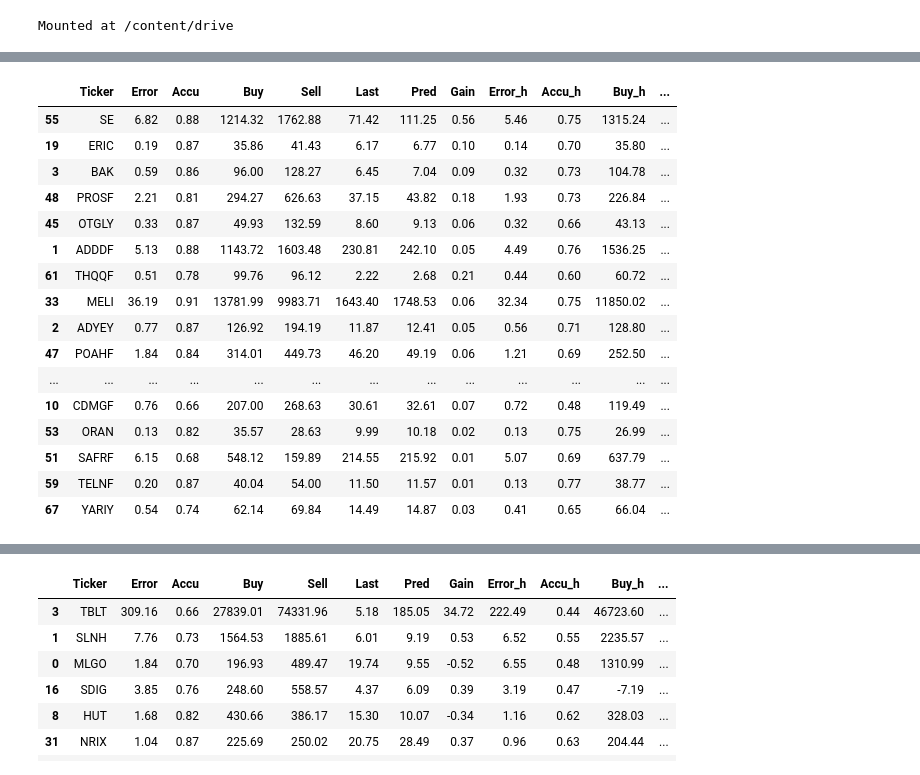
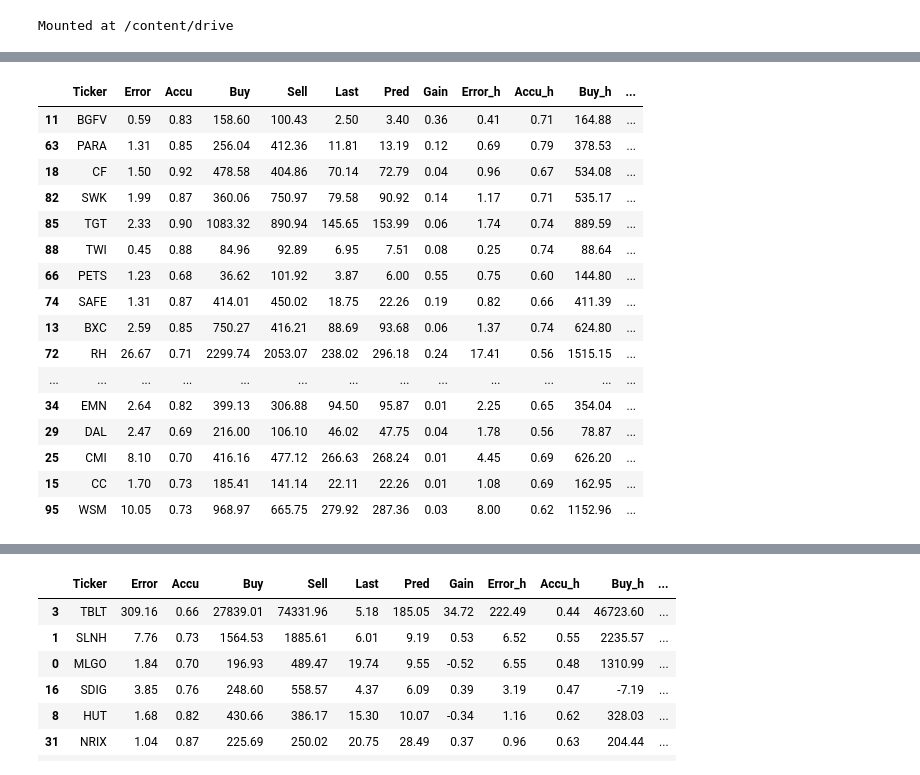
Before and after one commit to ahsank/StockML, a Jupyter notebook: TestLocal.ipynb, the cells around one changed output, grey strips where cells are left out. Cells and saved outputs as stored; diff of their text form; code cells hidden in the pictures.

Commit message:
country etc and value stocks

```diff
--- a/TestLocal.ipynb
+++ b/TestLocal.ipynb
@@ -45,7 +45,8 @@ tickers = [ 'ASML', 'ADDDF', 'ADYEY',
             'VALE', 'VNT', 'YARIY', 'ZURVY']
 # %%
 findata.EPOCHS=200
-model = "val-5a-test"
+prevmodel = "val-5a-test"
+model = "val-7a-test"
 new = ['DXC', 'FSLR', 'STLD', 'FICO', 'SRE', 'BKR', 'CTAS', 'PEP', 'ADI', 'ROP' ]
 tickers = ['AAL', 'ADI', 'ALB', 'ANF', 'APO', 'AQN', 'ARCH', 'ARE',
             'BAH', 'BAX', 'BKR', 'BGFV', 'BX', 'BXC',
@@ -56,10 +57,10 @@ tickers = ['AAL', 'ADI', 'ALB', 'ANF', 'APO', 'AQN', 'ARCH', 'ARE',
             'HIW', 'HSII', 'HPE', 'IP', 'IPI', 'IVZ', 'JWN',
             'KD', 'KHC', 'KMB', 'KVUE',
             'MMM', 'MOD', 'MPC', 'NFG', 'NTR', 'OMC', 'OLN', 'OSK',
-            'PARA', 'PCAR', 'PEP', 'PETS', 'PNR', 'POR', 'POWL', 'PSTL', 'PXD',
+            'PARA', 'PCAR', 'PEP', 'PETS', 'PNR', 'POR', 'POWL', 'PSTL',
             'RCL', 'RH', 'ROP',
             'SAFE', 'SBLK', 'SCCO', 'SPTN', 'SPG', 'SRE', 'STLD', 'STRL', 'SWK',
-            'T', 'TCN', 'TEX', 'TGT', 'TDG', 'TMUS','TWI', 'UAL', 'URI',
+            'T', 'TEX', 'TGT', 'TDG', 'TMUS','TWI', 'UAL', 'URI',
             'VRTX', 'VZ', 'WDC', 'WHR', 'WSM', 'XOM', 'YORW']
 # %%
 findata.EPOCHS=200
@@ -177,6 +178,7 @@ tickers = [ 'FXY', 'GLD', 'ISHG', 'PDBC', 'SLV', 'SOYB',
 # %%
 lossfn = "huber_loss"
 pipeline.IS_VERBOSE = False
+findata.G_LOOKUP_STEP=15
 mod = pipeline.RateReturnOnly(
     pipeline.FeatureSeq([pipeline.AddDayMonth(),
                          pipeline.AddVWap(),
@@ -187,31 +189,31 @@ mod = pipeline.RateReturnOnly(
 
 #df  = pipeline.runModelCombined(tickers, 'ipos2-3a', mod, False, loss=lossfn, output='low', trading=pipeline.LowTrading)[0]
 #df  = pipeline.runModelCombined(tickers, 'ipos2-3a', mod, False, loss=lossfn, output='high', trading=pipeline.HighTrading)[0]
-df  = pipeline.runModelCombinedVola(tickers, prevmodel, mod, False, loss=lossfn)
+dfprev  = pipeline.runModelCombinedVola(tickers, prevmodel, mod, False, loss=lossfn)
 # %%
-addAllocHL(df, 0.10, 1)
-df1 = df[df.Gain > 0]
+addAllocHL(dfprev, 0.10, 1)
+df1prev = dfprev[dfprev.Gain > 0]
 pd.options.display.max_columns = None
 # df.iloc[(df.Alloc * abs(df.Gain_f)).sort_values(ascending=False).index].head(50)
-df1.sort_values('Alloc', ascending=False).head(50)
+df1prev.sort_values('Alloc', ascending=False).head(50)
 # %% [output]
 |  | Ticker | Error | Accu | Buy | Sell | Last | Pred | Gain | Error_h | Accu_h | Buy_h | ... |
-| 55 | SE | 6.82 | 0.88 | 1214.32 | 1762.88 | 71.42 | 111.25 | 0.56 | 5.46 | 0.75 | 1315.24 | ... |
-| 19 | ERIC | 0.19 | 0.87 | 35.86 | 41.43 | 6.17 | 6.77 | 0.10 | 0.14 | 0.70 | 35.80 | ... |
-| 3 | BAK | 0.59 | 0.86 | 96.00 | 128.27 | 6.45 | 7.04 | 0.09 | 0.32 | 0.73 | 104.78 | ... |
-| 48 | PROSF | 2.21 | 0.81 | 294.27 | 626.63 | 37.15 | 43.82 | 0.18 | 1.93 | 0.73 | 226.84 | ... |
-| 45 | OTGLY | 0.33 | 0.87 | 49.93 | 132.59 | 8.60 | 9.13 | 0.06 | 0.32 | 0.66 | 43.13 | ... |
-| 1 | ADDDF | 5.13 | 0.88 | 1143.72 | 1603.48 | 230.81 | 242.10 | 0.05 | 4.49 | 0.76 | 1536.25 | ... |
-| 61 | THQQF | 0.51 | 0.78 | 99.76 | 96.12 | 2.22 | 2.68 | 0.21 | 0.44 | 0.60 | 60.72 | ... |
-| 33 | MELI | 36.19 | 0.91 | 13781.99 | 9983.71 | 1643.40 | 1748.53 | 0.06 | 32.34 | 0.75 | 11850.02 | ... |
-| 2 | ADYEY | 0.77 | 0.87 | 126.92 | 194.19 | 11.87 | 12.41 | 0.05 | 0.56 | 0.71 | 128.80 | ... |
-| 47 | POAHF | 1.84 | 0.84 | 314.01 | 449.73 | 46.20 | 49.19 | 0.06 | 1.21 | 0.69 | 252.50 | ... |
+| 11 | BGFV | 0.59 | 0.83 | 158.60 | 100.43 | 2.50 | 3.40 | 0.36 | 0.41 | 0.71 | 164.88 | ... |
+| 63 | PARA | 1.31 | 0.85 | 256.04 | 412.36 | 11.81 | 13.19 | 0.12 | 0.69 | 0.79 | 378.53 | ... |
+| 18 | CF | 1.50 | 0.92 | 478.58 | 404.86 | 70.14 | 72.79 | 0.04 | 0.96 | 0.67 | 534.08 | ... |
+| 82 | SWK | 1.99 | 0.87 | 360.06 | 750.97 | 79.58 | 90.92 | 0.14 | 1.17 | 0.71 | 535.17 | ... |
+| 85 | TGT | 2.33 | 0.90 | 1083.32 | 890.94 | 145.65 | 153.99 | 0.06 | 1.74 | 0.74 | 889.59 | ... |
+| 88 | TWI | 0.45 | 0.88 | 84.96 | 92.89 | 6.95 | 7.51 | 0.08 | 0.25 | 0.74 | 88.64 | ... |
+| 66 | PETS | 1.23 | 0.68 | 36.62 | 101.92 | 3.87 | 6.00 | 0.55 | 0.75 | 0.60 | 144.80 | ... |
+| 74 | SAFE | 1.31 | 0.87 | 414.01 | 450.02 | 18.75 | 22.26 | 0.19 | 0.82 | 0.66 | 411.39 | ... |
+| 13 | BXC | 2.59 | 0.85 | 750.27 | 416.21 | 88.69 | 93.68 | 0.06 | 1.37 | 0.74 | 624.80 | ... |
+| 72 | RH | 26.67 | 0.71 | 2299.74 | 2053.07 | 238.02 | 296.18 | 0.24 | 17.41 | 0.56 | 1515.15 | ... |
 | ... | ... | ... | ... | ... | ... | ... | ... | ... | ... | ... | ... | ... |
-| 10 | CDMGF | 0.76 | 0.66 | 207.00 | 268.63 | 30.61 | 32.61 | 0.07 | 0.72 | 0.48 | 119.49 | ... |
-| 53 | ORAN | 0.13 | 0.82 | 35.57 | 28.63 | 9.99 | 10.18 | 0.02 | 0.13 | 0.75 | 26.99 | ... |
-| 51 | SAFRF | 6.15 | 0.68 | 548.12 | 159.89 | 214.55 | 215.92 | 0.01 | 5.07 | 0.69 | 637.79 | ... |
-| 59 | TELNF | 0.20 | 0.87 | 40.04 | 54.00 | 11.50 | 11.57 | 0.01 | 0.13 | 0.77 | 38.77 | ... |
-| 67 | YARIY | 0.54 | 0.74 | 62.14 | 69.84 | 14.49 | 14.87 | 0.03 | 0.41 | 0.65 | 66.04 | ... |
+| 34 | EMN | 2.64 | 0.82 | 399.13 | 306.88 | 94.50 | 95.87 | 0.01 | 2.25 | 0.65 | 354.04 | ... |
+| 29 | DAL | 2.47 | 0.69 | 216.00 | 106.10 | 46.02 | 47.75 | 0.04 | 1.78 | 0.56 | 78.87 | ... |
+| 25 | CMI | 8.10 | 0.70 | 416.16 | 477.12 | 266.63 | 268.24 | 0.01 | 4.45 | 0.69 | 626.20 | ... |
+| 15 | CC | 1.70 | 0.73 | 185.41 | 141.14 | 22.11 | 22.26 | 0.01 | 1.08 | 0.69 | 162.95 | ... |
+| 95 | WSM | 10.05 | 0.73 | 968.97 | 665.75 | 279.92 | 287.36 | 0.03 | 8.00 | 0.62 | 1152.96 | ... |
 # %%
 lossfn = "huber_loss"
 pipeline.IS_VERBOSE = False
```
Also changed, not shown: parts of 4 cells of this notebook.
